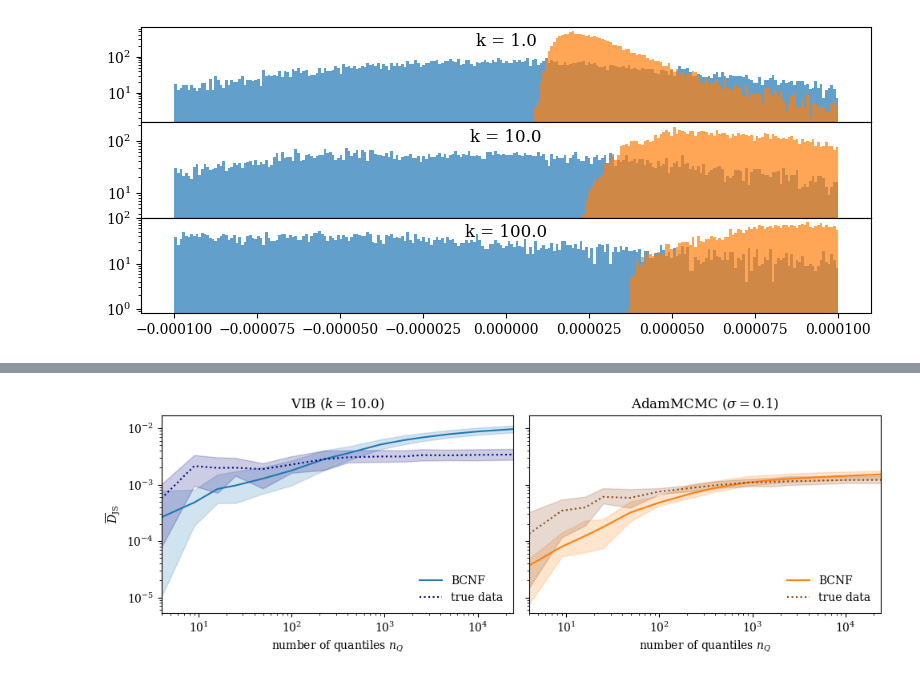
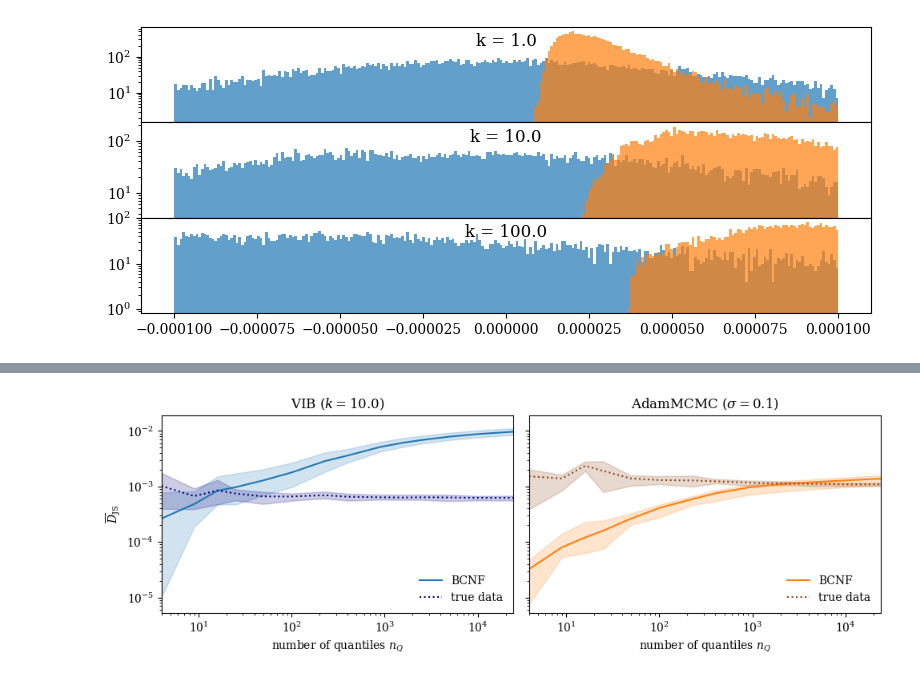
Before and after one commit to sbieringer/Bayesiamplify, a Jupyter notebook: eval_calibration_amplification.ipynb, the cells around one changed output, grey strips where cells are left out. Cells and saved outputs as stored; diff of their text form; code cells hidden in the pictures.

Commit message:
added a ex-linear fit in Amplification plot

```diff
--- a/eval_calibration_amplification.ipynb
+++ b/eval_calibration_amplification.ipynb
@@ -104,7 +104,7 @@ else:
 ### model params ###
 ####################
 
-approximate_gaussian_inference = True
+approximate_gaussian_inference = False
 MCMC = approximate_gaussian_inference == False
 
 p = 0
@@ -383,9 +383,9 @@ for i_a, c_factor in enumerate(c_factors):
         coverage = coverage[:,radial_bins_min:radial_bins_max]
         ax[i_p].plot(alpha_quant[len(alpha_quant)//2:]-alpha_quant[len(alpha_quant)//2-1::-1], coverage.mean((0,1)), color=colors[i_a], label = f'$\sigma = $ {c_factor}' if MCMC else f'k = {c_factor}')
 
-        title_str = f'{n_bins_array[i_q_use]}x{n_bins_array[i_q_use]} bins'
+        title_str = f'{n_bins_array[i_q_use]}x{n_bins_array[i_q_use]} Quantiles'
         if radial_bins_min is not None:
-            title_str = f'{radial_bins_max-radial_bins_min}x{n_bins_array[i_q_use]} bins' + f' $r \in$ ({quant_list_list[i_q_use][0][radial_bins_min]:.3}, {quant_list_list[i_q_use][0][radial_bins_max]:.3})'
+            title_str = f'{radial_bins_max-radial_bins_min}x{n_bins_array[i_q_use]} Quantiles' + f' $r \in$ ({quant_list_list[i_q_use][0][radial_bins_min]:.3}, {quant_list_list[i_q_use][0][radial_bins_max]:.3})'
         if len(i_q_uses) <5:
             ax[i_p].set_title(title_str)
 
@@ -601,7 +601,7 @@ fig, ax = plt.subplots(1,3, figsize = (10,2.5))
 
 for i_agi, approximate_gaussian_inference in enumerate([True, False]):
     MCMC = approximate_gaussian_inference == False
-    c_factors = [0.1] if MCMC else [5.]
+    c_factors = [0.1] if MCMC else [10.]
 
     for i_a, c_factor in enumerate(c_factors):
         if approximate_gaussian_inference:
@@ -960,6 +992,8 @@ def quantile_JSD(data, data_true = None):
 
 name_add = "_long_scaled_50draws"
 n_reps = range(0,5)
+
+amplification_naive = True
 
 colors = [f'C{i}' for i in range(2)]
 colors_true = ['navy', 'saddlebrown']
@@ -998,6 +1032,8 @@ for i_agi, approximate_gaussian_inference in enumerate([True, False]):
         JSD_BCNF, JSD_truth = np.zeros((len(quantvals_nstatepis_arr_list_paths), len(n_bins_array))), np.zeros((len(quantvals_nstatepis_arr_list_paths), len(n_bins_array)))
 
         name_add2 = f'_VIB_{c_factor}k' if approximate_gaussian_inference else f'_MCMC_{c_factor}sigma'
+        if amplification_naive:
+            name_add2 += '_naive'
         if f'JSD_BCNF{name_add}{name_add2}.npy' in os.listdir('./figs/'):
             JSD_BCNF = np.load('./figs/' + f'JSD_BCNF{name_add}{name_add2}.npy')
             JSD_truth = np.load('./figs/' + f'JSD_truth{name_add}{name_add2}.npy')
@@ -1010,7 +1046,10 @@ for i_agi, approximate_gaussian_inference in enumerate([True, False]):
                     quantvals_nstatepis_arr_list = pickle.load(file)
 
                 for i_q, quantvals in tqdm(enumerate(quantvals_nstatepis_arr_list)):
-                    n_samples_estimate = np.sum(np.nan_to_num(np.mean(quantvals,0)**2/np.std(quantvals,0)**2)).astype(int)
+                    if amplification_naive:
+                        n_samples_estimate = np.sum(np.nan_to_num(np.std(quantvals*1000*n_bins_array[i_q]**2,0))).astype(int)
+                    else:
+                        n_samples_estimate = np.sum(np.nan_to_num(np.mean(quantvals,0)**2/np.std(quantvals,0)**2)).astype(int)
                     if n_samples_estimate > 0:
                         truth_data_compare = sampler.sample_data(n_samples_estimate)[0]
                         quantvals_truth_compare = quantile_values_via_hist(quant_list_list[i_q], cart_to_nsphere(truth_data_compare))
@@ -1023,10 +1062,6 @@ for i_agi, approximate_gaussian_inference in enumerate([True, False]):
 
             np.save(f'./figs/JSD_BCNF{name_add}{name_add2}.npy', JSD_BCNF)
             np.save(f'./figs/JSD_truth{name_add}{name_add2}.npy', JSD_truth)
-
-        JSD_BCNF = JSD_BCNF[:,:-1]
-        JSD_truth = JSD_truth[:,:-1]
-        n_bins_array = n_bins_array[:-1]
 
         x = n_bins_array**2
 
@@ -1038,31 +1073,31 @@ for i_agi, approximate_gaussian_inference in enumerate([True, False]):
         ax[i_agi].fill_between(x, JSD_BCNF.min(0), JSD_BCNF.max(0), alpha = 0.2, color=colors[i_agi])
         ax[i_agi].plot(x, y_mean, label = f'BCNF', color=colors[i_agi])
         #ax[i_agi].plot(x, JSD_BCNF.min(0), color=colors[i_agi], linewidth = 0.5)
         #ax[i_agi].plot(x, JSD_BCNF.max(0), color=colors[i_agi], linewidth = 0.5)
 
         y_mean = JSD_truth.mean(0)
         y_err_lower = y_mean - JSD_truth.min(0)
         y_err_upper = JSD_truth.max(0) - y_mean
 
         ax[i_agi].fill_between(x, JSD_truth.min(0), JSD_truth.max(0), alpha = 0.2, color=colors_true[i_agi])
         ax[i_agi].plot(x, y_mean, linestyle = ':', label = f'true data', color=colors_true[i_agi])
         #ax[i_agi].plot(x, JSD_truth.min(0), linestyle = ':', color=colors[i_agi], linewidth = 0.5)
         #ax[i_agi].plot(x, JSD_truth.max(0), linestyle = ':', color=colors[i_agi], linewidth = 0.5)
 
 for a in ax:
     a.legend(frameon=False, loc='lower right')
     a.set_xlim(4,2.4e4)
 ax[0].set_xscale('log')
 ax[0].set_yscale('log')
 #ax[0].set_ylim(0.3,1200)
 ax[0].set_ylabel(r'$\overline{D}_\mathrm{JS}$')
 for a in ax:
     a.set_xlabel(r'number of quantiles $n_Q$')
 
 ax[0].set_title(f'VIB ($k = 10.0$)')
 ax[1].set_title(f'AdamMCMC ($\sigma = 0.1$)')
 
 fig.tight_layout()
 fig.savefig('./figs/05_closure.pdf')
 # %% [output]
-[figure, old version]
+[figure, new version]
```
Also changed, not shown: parts of 8 cells of this notebook, 1 other file.
